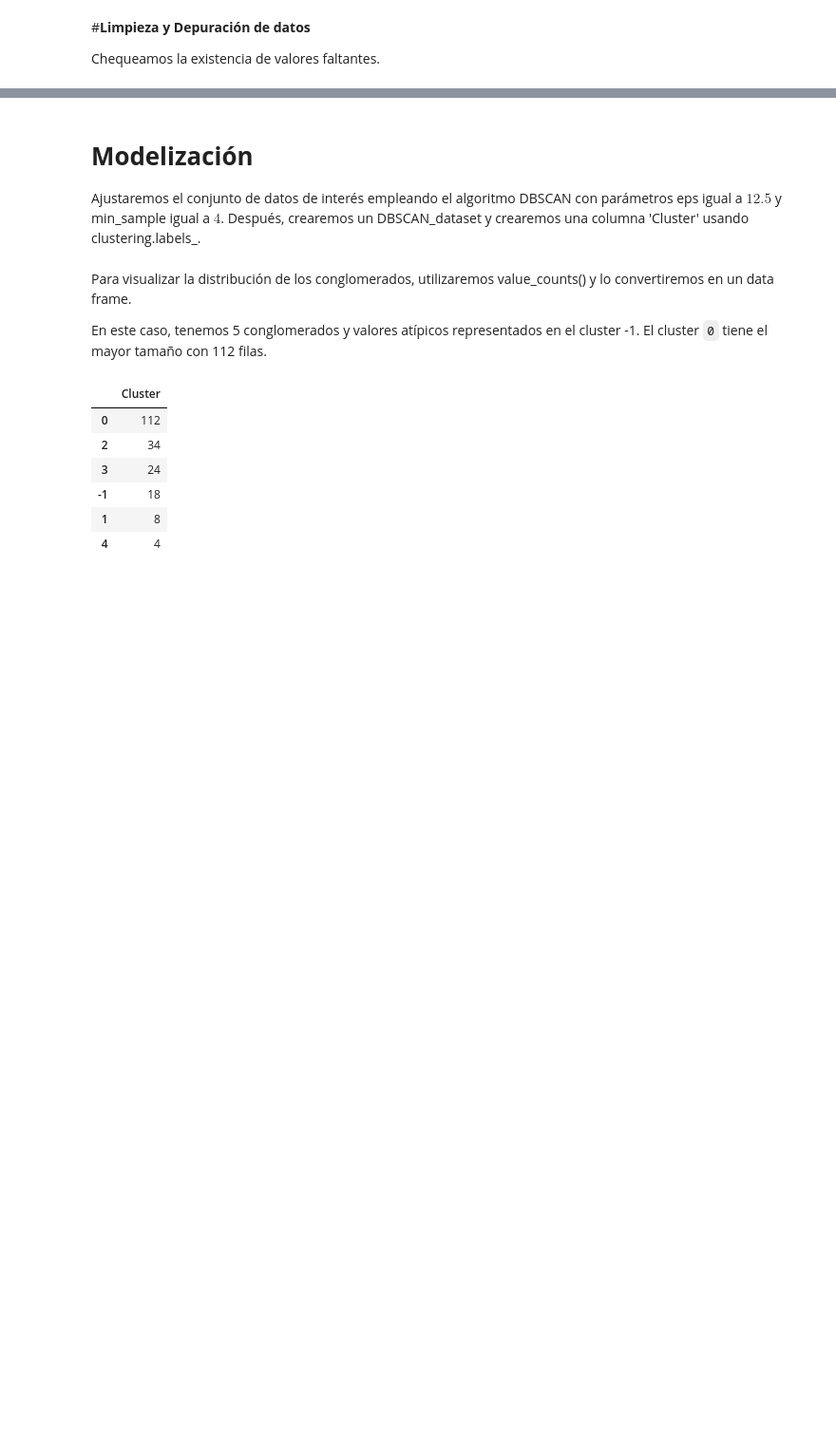
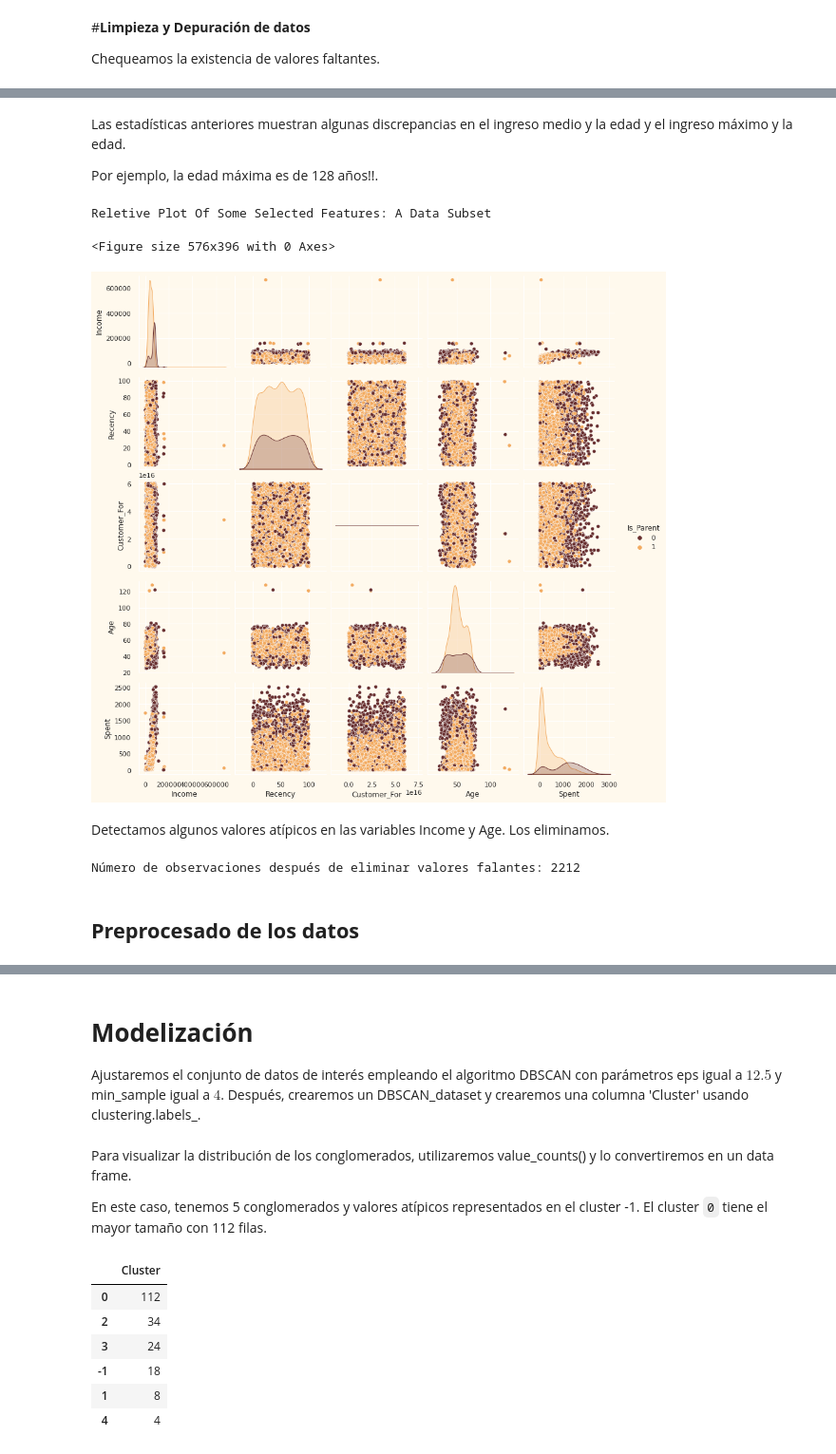
Before and after one commit to IsaacMartindeDiego/IA, a Jupyter notebook: Hierarchical_Clustering.ipynb, the cells around one changed output, grey strips where cells are left out. Shown at 95% size. Drawn from its saved outputs; the diff is of its cells as text; code cells hidden in the pictures; blank space fills up the shorter version.

```diff
--- a/Hierarchical_Clustering.ipynb
+++ b/Hierarchical_Clustering.ipynb
@@ -105 +158,4 @@ Spending Score (1-100)    0.0
 dtype: float64
+# %%
+df= df.dropna()
+print("The total number of data-points after removing the rows with missing values are:", len(df))
@@ -107,0 +230,29 @@ Podemos decir que los datos están limpios puesto que no hay valores faltantes.
+# %%
+# Ingeniería de Características
+# Edad del cliente
+df["Age"] = 2021-df["Year_Birth"]
+
+# Gastos totales en varias características
+df["Spent"] = df["MntWines"]+ df["MntFruits"]+ df["MntMeatProducts"]+ df["MntFishProducts"]+ df["MntSweetProducts"]+ df["MntGoldProds"]
+
+# Situación de vida a partir del estado matrimonial
+df["Living_With"]=df["Marital_Status"].replace({"Married":"Partner", "Together":"Partner", "Absurd":"Alone", "Widow":"Alone", "YOLO":"Alone", "Divorced":"Alone", "Single":"Alone",})
+
+# Número total de niños y adolescentes en la casa
+df["Children"]=df["Kidhome"]+df["Teenhome"]
+
+# Número de personas en la familia
+df["Family_Size"] = df["Living_With"].replace({"Alone": 1, "Partner":2})+ df["Children"]
+
+# Paternidad
+df["Is_Parent"] = np.where(df.Children> 0, 1, 0)
+
+# Segmentando la educacuón en grupos
+df["Education"]=df["Education"].replace({"Basic":"Undergraduate","2n Cycle":"Undergraduate", "Graduation":"Graduate", "Master":"Postgraduate", "PhD":"Postgraduate"})
+
+# Renombramos variables para un mejor entendimiento
+df=df.rename(columns={"MntWines": "Wines","MntFruits":"Fruits","MntMeatProducts":"Meat","MntFishProducts":"Fish","MntSweetProducts":"Sweets","MntGoldProds":"Gold"})
+
+# Eliminamos variables redundantes
+to_drop = ["Marital_Status", "Dt_Customer", "Z_CostContact", "Z_Revenue", "Year_Birth", "ID"]
+df = df.drop(to_drop, axis=1)
@@ -107,0 +272,30 @@ Podemos decir que los datos están limpios puesto que no hay valores faltantes.
+# %% [markdown]
+Las estadísticas anteriores muestran algunas discrepancias en el ingreso medio y la edad y el ingreso máximo y la edad.
+
+Por ejemplo, la edad máxima es de 128 años!!.
+# %%
+# Visualizamos algunas características
+sns.set(rc={"axes.facecolor":"#FFF9ED","figure.facecolor":"#FFF9ED"})
+pallet = ["#682F2F", "#9E726F", "#D6B2B1", "#B9C0C9", "#9F8A78", "#F3AB60"]
+cmap = colors.ListedColormap(["#682F2F", "#9E726F", "#D6B2B1", "#B9C0C9", "#9F8A78", "#F3AB60"])
+
+To_Plot = [ "Income", "Recency", "Customer_For", "Age", "Spent", "Is_Parent"]
+print("Reletive Plot Of Some Selected Features: A Data Subset")
+plt.figure()
+sns.pairplot(df[To_Plot], hue= "Is_Parent",palette= (["#682F2F","#F3AB60"]))
+plt.show()
+# %% [output]
+Reletive Plot Of Some Selected Features: A Data Subset
+<Figure size 576x396 with 0 Axes>
+[figure, added]
+# %% [markdown]
+Detectamos algunos valores atípicos en las variables Income y Age. Los eliminamos.
+# %%
+# Eliminamos valores atípicos
+df = df[(df["Age"]<90)]
+df = df[(df["Income"]<600000)]
+print("Número de observaciones después de eliminar valores falantes:", len(df))
+# %% [output]
+Número de observaciones después de eliminar valores falantes: 2212
+# %% [markdown]
+## **Preprocesado de los datos**
```
Also changed, not shown: parts of 28 cells of this notebook.
